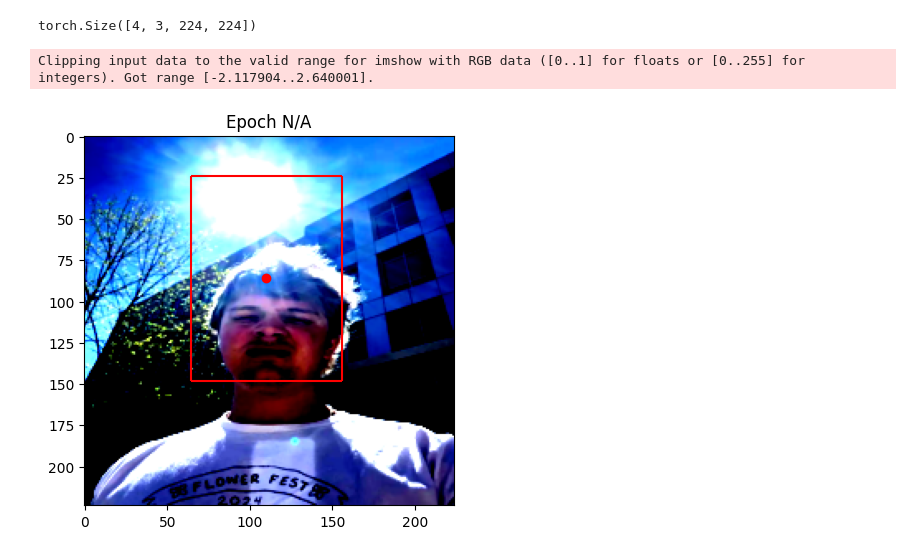
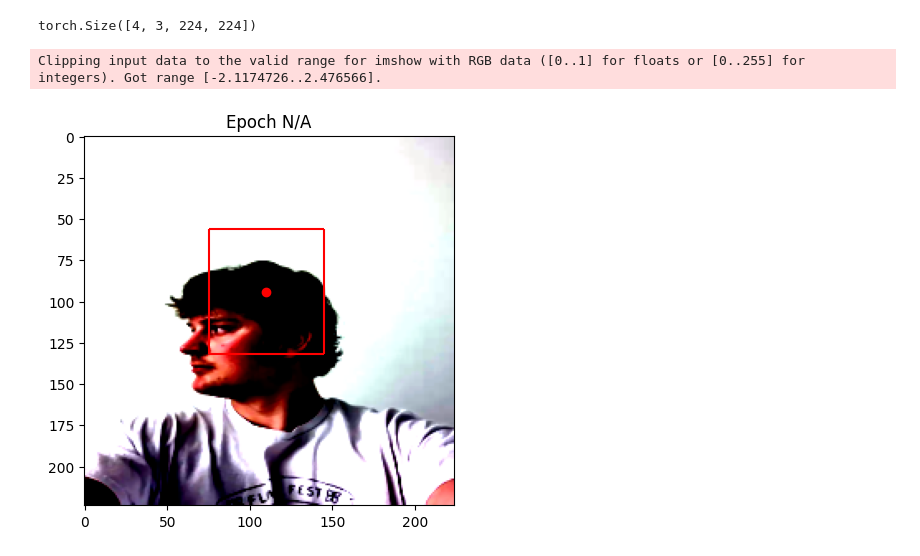
Before and after one commit to KubaJerz/swvl, a Jupyter notebook: testposttrain/00.ipynb, the cells around one changed output. Saved outputs shown, nothing was run; the diff lists cells and outputs as text; code cells hidden in the pictures.

```diff
--- a/testposttrain/00.ipynb
+++ b/testposttrain/00.ipynb
@@ -10,7 +11,7 @@ backbone = models.resnet50(pretrained=True)
 # Save the pretrained weights
 torch.save(backbone.state_dict(), 'pretrained_backbone.pth')
 # %%
-backbone_features = torch.nn.Sequential(*(list(backbone.children())[:-3]))``
+backbone_features = torch.nn.Sequential(*(list(backbone.children())[:-2]))
 # %%
 list(backbone.children())[-4:]
 # %% [output]
@@ -219,16 +389,16 @@ class SingleFaceRegressionHead(nn.Module):
 # %%
-class FaceDetector(nn.Module):
-    def __init__(self, backbone_features):
-        super(FaceDetector, self).__init__()
-        self.backbone = backbone_features
+# class FaceDetector(nn.Module):
+#     def __init__(self, backbone_features):
+#         super(FaceDetector, self).__init__()
+#         self.backbone = backbone_features
 
-        self.regression_head = SingleFaceRegressionHead(1024,1024)
+#         self.regression_head = SingleFaceRegressionHead(2048,2048)
 
-    def forward(self, x):
-        features = self.backbone(x)
-        bbox_pred = self.regression_head(features)
+#     def forward(self, x):
+#         features = self.backbone(x)
+#         bbox_pred = self.regression_head(features)
 
-        return bbox_pred
+#         return bbox_pred
 # %%
 from tqdm import tqdm
 import os
@@ -269,8 +439,8 @@ for param in model.backbone.parameters():
 # %%
 # optimizer = torch.optim.Adam(model.regression_head.parameters(), lr=0.001)
 
-optimizer = torch.optim.Adam(model.parameters(), lr=0.003)
-criterion = DIoULoss()
+optimizer = torch.optim.Adam(model.regression_head.parameters(), lr=0.001)
+criterion = SIoU()
 # %%
 lossi = []
 devlossi = []
@@ -278,7 +448,7 @@ devlossi = []
 device = 'cuda:0'
 model = model.to(device)
 # %%
-for epoch in tqdm(range(10)):
+for epoch in tqdm(range(15)):
 
     loss_total = 0
     for X_batch, y_batch in train_loader:
@@ -380,8 +551,8 @@ me_full.shape
 torch.Size([4, 3, 224, 224])
 # %%
 model_cpu = model.cpu()
-logits = (model_cpu(me_full[3].unsqueeze(dim=0))).squeeze()
-visualize_prediction(me_full[3].cpu(), logits.cpu(), 'N/A')
+logits = (model_cpu(me_full[0].unsqueeze(dim=0))).squeeze()
+visualize_prediction(me_full[0].cpu(), logits.cpu(), 'N/A')
 # %% [output]
-Clipping input data to the valid range for imshow with RGB data ([0..1] for floats or [0..255] for integers). Got range [-2.117904..2.640001].
+Clipping input data to the valid range for imshow with RGB data ([0..1] for floats or [0..255] for integers). Got range [-2.1174726..2.476566].
-[figure, old version]
+[figure, new version]
```
Also changed, not shown: parts of 9 cells of this notebook, 7 other files.
